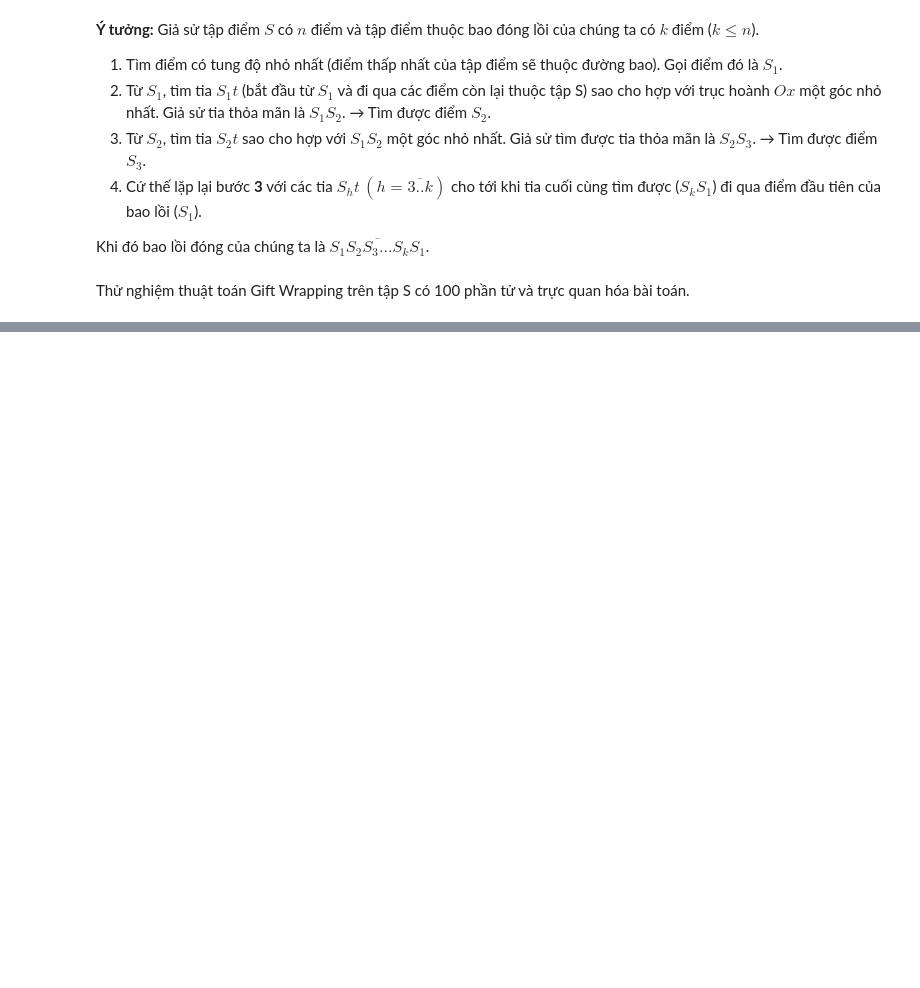
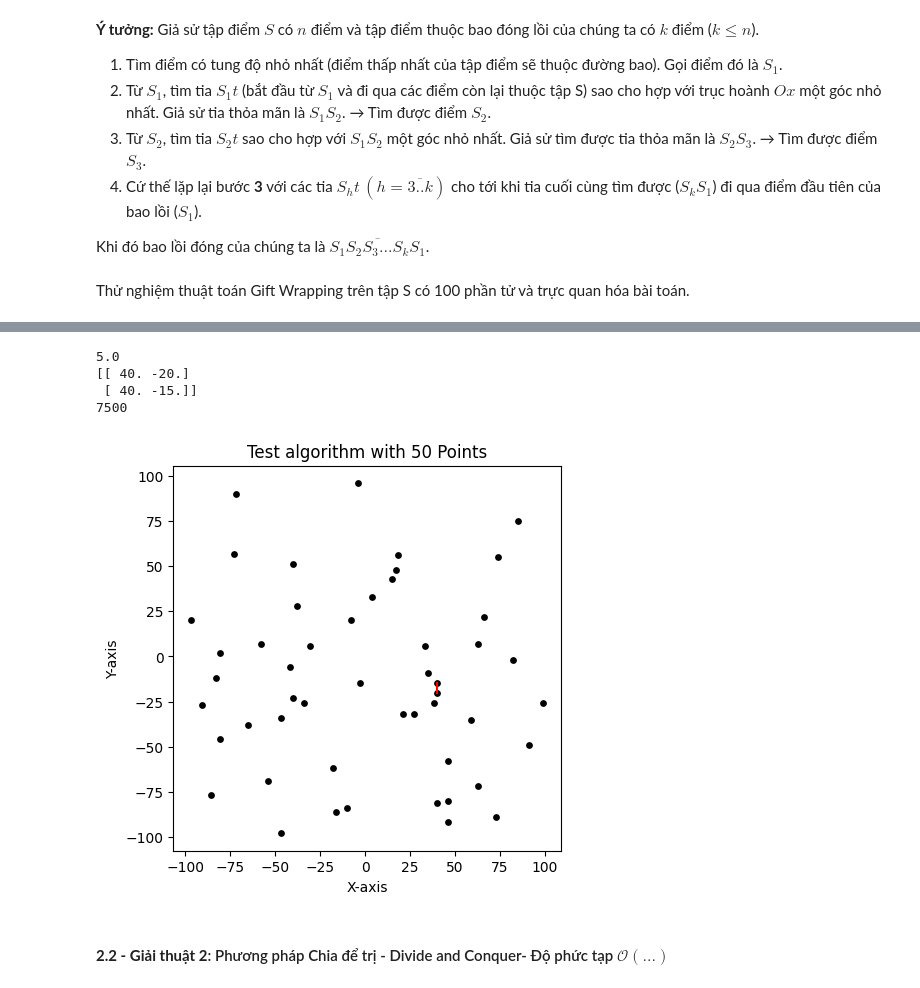
Before and after one commit to nbtin/algo_complexity, a Jupyter notebook: 20120596.ipynb, the cells around one changed output, grey strips where cells are left out. Drawn from its saved outputs; the diff is of its cells as text; code cells hidden in the pictures; blank space fills up the shorter version.

```diff
--- a/20120596.ipynb
+++ b/20120596.ipynb
@@ -405,0 +408,41 @@ array([[2.00000000e+01, 3.54595184e-03, 4.90100000e+02],
+# %%
+def distance(point1, point2):
+    return np.sqrt(np.square(point1[0] - point2[0]) + np.square(point1[1] - point2[1]))
+# %%
+def find_min_distance_BF(S):
+    cnt = 0
+    min_dist = 1000
+    min_pair = np.empty([2, 2])
+    S = np.unique(S, axis=0)
+    for i in range(S.shape[0]):
+        cnt += 1
+        for j in range(S.shape[0]):
+            cnt += 1
+
+            cnt += 1
+            if i == j: continue
+            dist = distance(S[i], S[j])
+
+            cnt += 1
+            if dist < min_dist:
+                min_dist = dist
+                min_pair[0] = S[i]
+                min_pair[1] = S[j]
+    return min_dist, min_pair, cnt
+# %%
+S = Test_Generator(50, 2)
+min_dist, min_pair, cnt = find_min_distance_BF(S)
+print(min_dist)
+print(min_pair)
+print(cnt)
+show_points(S, nearest_line=min_pair)
+# %% [output]
+5.0
+[[ 40. -20.]
+ [ 40. -15.]]
+7500
+[figure, added]
+# %% [markdown]
+<a id="bai2_dequy"></a>
+
+#### **2.2 - Giải thuật 2**: Phương pháp Chia để trị - Divide and Conquer- Độ phức tạp $\mathcal{O}(...)$
```
Also changed, not shown: parts of 34 cells of this notebook.
